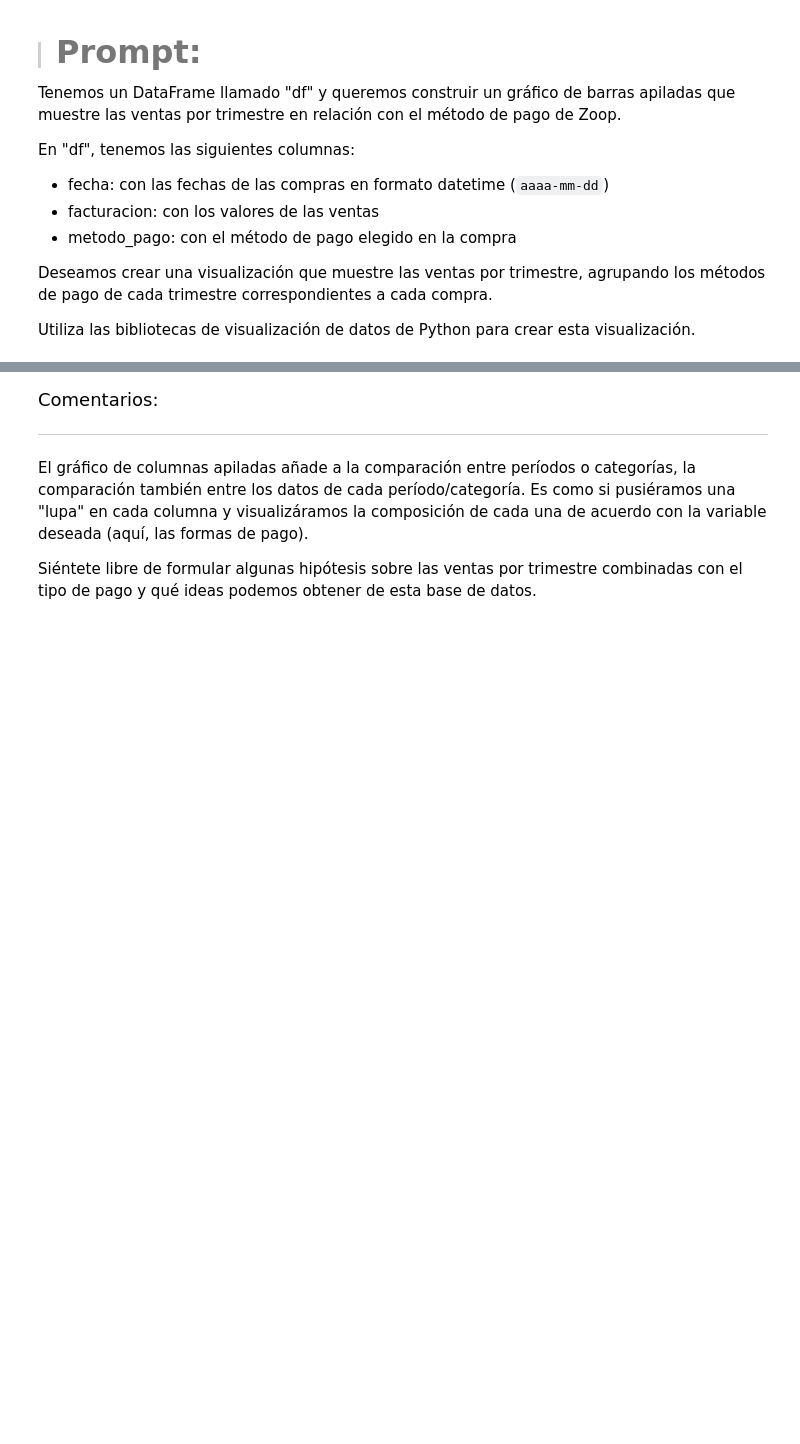
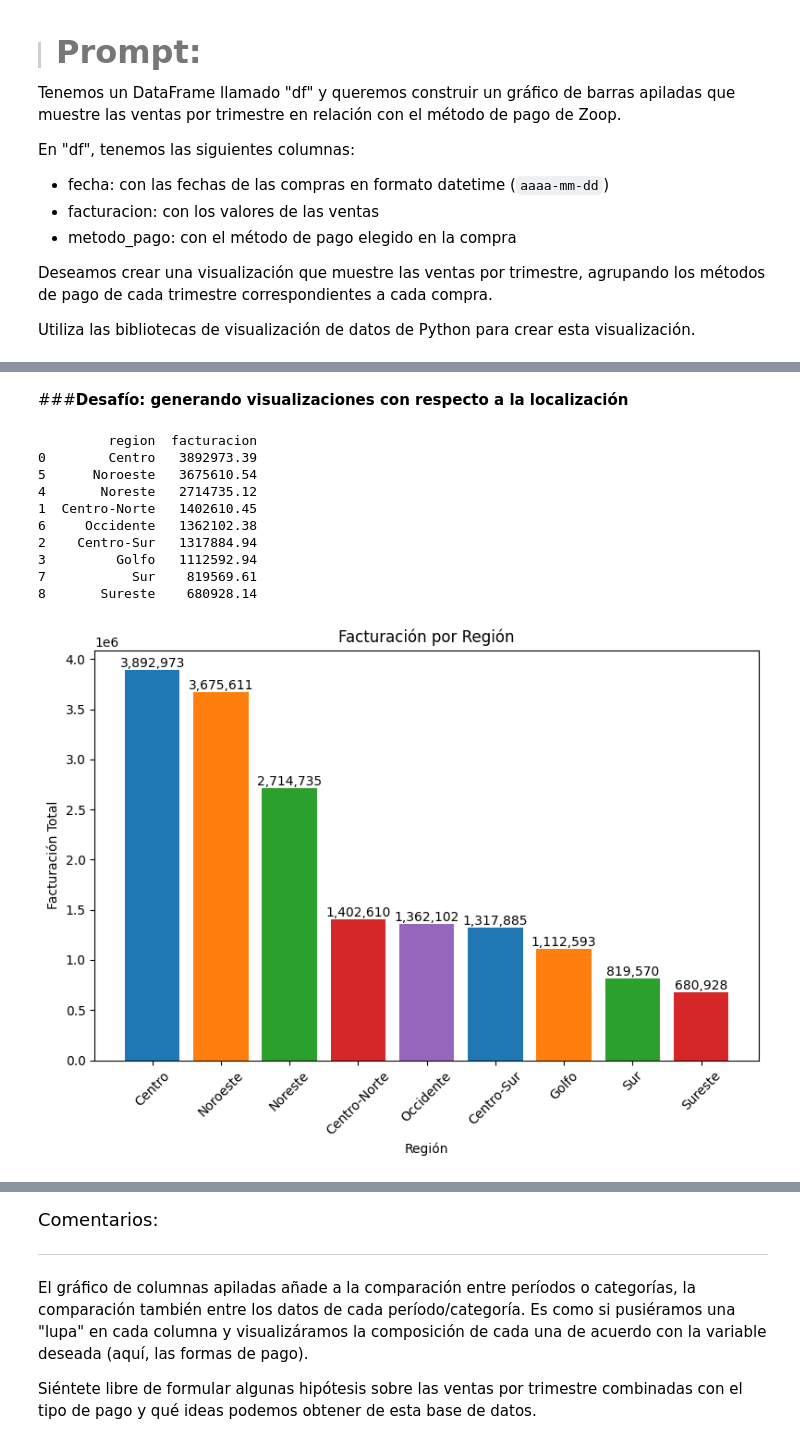
Before and after one commit to clopezv/Challenger_TelecomX, a Jupyter notebook: IA_aplicada_a_ciencia_de_datos.ipynb, the cells around one changed output, grey strips where cells are left out. Drawn from its saved outputs; the diff is of its cells as text; code cells hidden in the pictures; blank space fills up the shorter version.

```diff
--- a/IA_aplicada_a_ciencia_de_datos.ipynb
+++ b/IA_aplicada_a_ciencia_de_datos.ipynb
@@ -1054,0 +1122,47 @@ Utiliza las bibliotecas de visualización de datos de Python para crear esta vis
+# %% [markdown]
+###**Desafío: generando visualizaciones con respecto a la localización**
+# %%
+#Desafio 1
+# Unir las tablas por ID_compra
+df = pd.merge(clientes, ventas, on='ID_compra')
+
+# Calcular la facturación
+df['facturacion'] = df['precio_unitario'] * df['cantidad'] + df['envio']
+
+# Colores distintos por barra (puedes personalizar más si lo deseas)
+colores = ['#1f77b4', '#ff7f0e', '#2ca02c', '#d62728', '#9467bd']
+
+# Agrupar por región y sumar la facturación
+facturacion_por_region = df.groupby('region')['facturacion'].sum().reset_index()
+
+# Ordenar de mayor a menor facturación
+facturacion_por_region = facturacion_por_region.sort_values(by='facturacion', ascending=False)
+# Crear gráfico de barras
+plt.figure(figsize=(8, 6))
+bars = plt.bar(facturacion_por_region['region'], facturacion_por_region['facturacion'], color=colores[:len(facturacion_por_region)])
+# Añadir los valores encima de cada barra
+for bar in bars:
+    height = bar.get_height()
+    plt.text(bar.get_x() + bar.get_width()/2, height + 5, format(height, ',.0f'),
+    #plt.text(bar.get_x() + bar.get_width()/2, height + 5, f'{height:.0f}',
+             ha='center', va='bottom', fontsize=10)
+print(facturacion_por_region)
+# Etiquetas y título
+plt.xlabel('Región')
+plt.ylabel('Facturación Total')
+plt.title('Facturación por Región')
+plt.xticks(rotation=45)  # Rotar las etiquetas del eje x para mejorar la legibilidad
+plt.tight_layout()
+plt.show()
+# %% [output]
+         region  facturacion
+0        Centro   3892973.39
+5      Noroeste   3675610.54
+4       Noreste   2714735.12
+1  Centro-Norte   1402610.45
+6     Occidente   1362102.38
+2    Centro-Sur   1317884.94
+3         Golfo   1112592.94
+7           Sur    819569.61
+8       Sureste    680928.14
+[figure, added]
```
Also changed, not shown: parts of 9 cells of this notebook.
